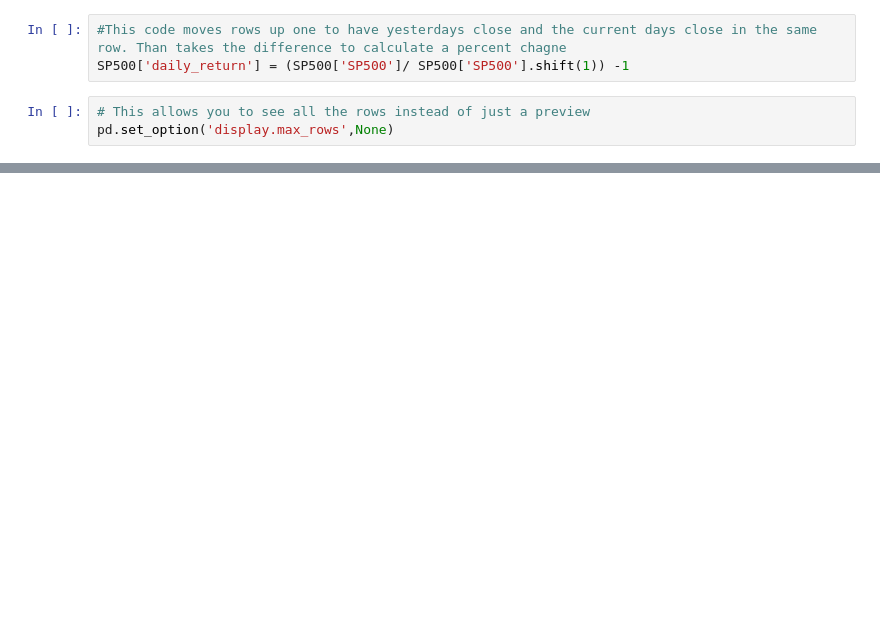
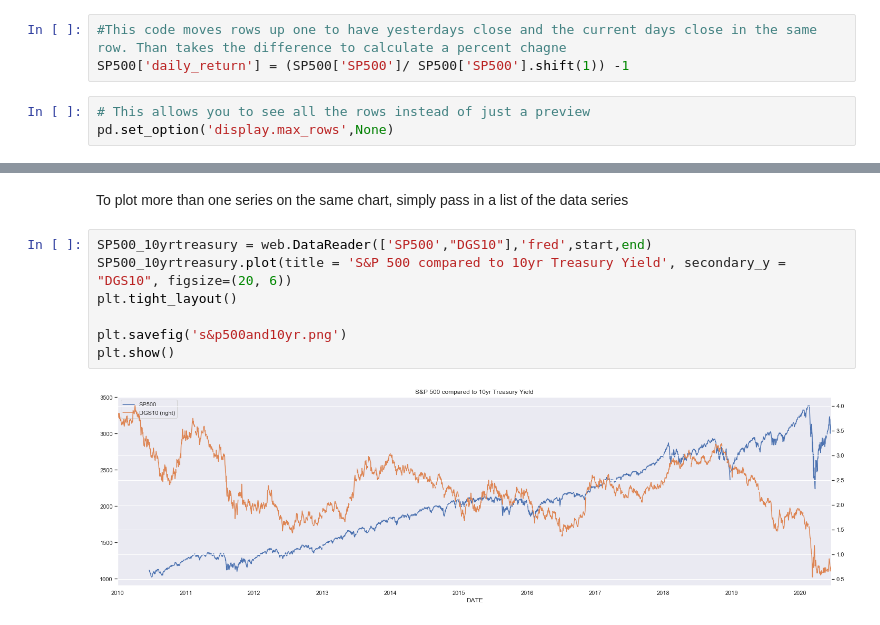
Before and after one commit to prdesalvo/python, a Jupyter notebook: Getting Started with FRED.ipynb, the cells around one changed output, grey strips where cells are left out. Cells and saved outputs as stored; diff of their text form; blank space fills up the shorter version.

```diff
--- a/Getting Started with FRED.ipynb
+++ b/Getting Started with FRED.ipynb
@@ -52,0 +53,11 @@ DATE
+# %% [markdown]
+To plot more than one series on the same chart, simply pass in a list of the data series
+# %%
+SP500_10yrtreasury = web.DataReader(['SP500',"DGS10"],'fred',start,end)
+SP500_10yrtreasury.plot(title = 'S&P 500 compared to 10yr Treasury Yield', secondary_y = "DGS10", figsize=(20, 6))
+plt.tight_layout()
+
+plt.savefig('s&p500and10yr.png')
+plt.show()
+# %% [output]
+[figure, added]
```
Also changed, not shown: parts of 3 cells of this notebook.
